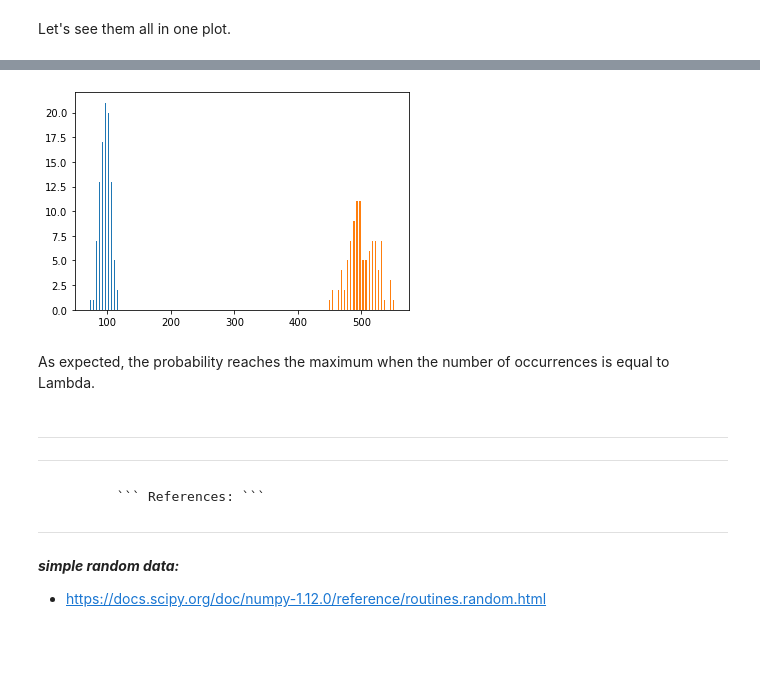
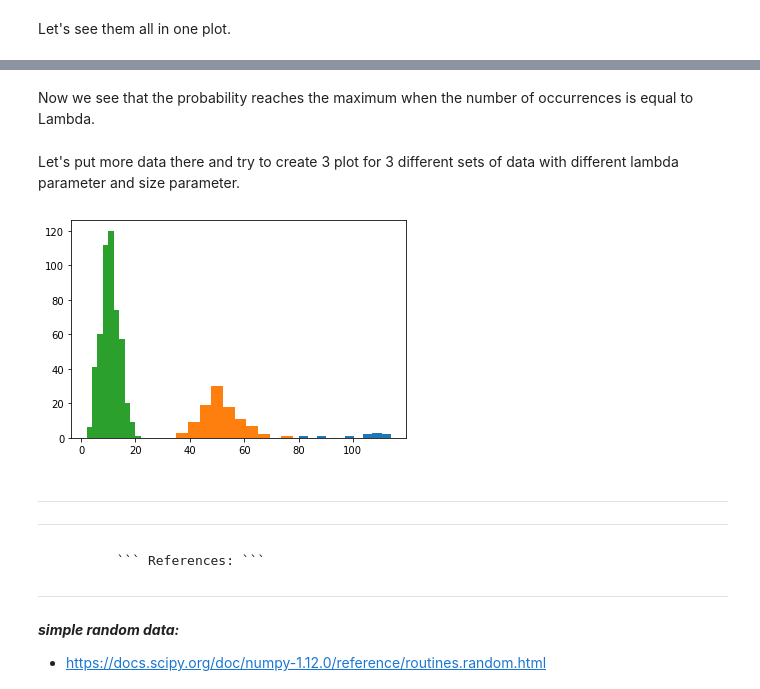
Before and after one commit to DracoNibilis/Numpy.random_Overview, a Jupyter notebook: numpy_random.ipynb, the cells around one changed output, grey strips where cells are left out. Saved outputs shown, nothing was run; the diff lists cells and outputs as text; code cells hidden in the pictures; blank space fills up the shorter version.

```diff
--- a/numpy_random.ipynb
+++ b/numpy_random.ipynb
@@ -717,13 +717,16 @@ plt.show()
+# %% [markdown]
+Now we see that the probability reaches the maximum when the number of occurrences is equal to Lambda.
+# %% [markdown]
+Let's put more data there and try to create 3 plot for 3 different sets of data with different lambda parameter and size parameter.
 # %%
 #Draw each 100 values for lambda 100 and 500:
 
-pos2 = np.random.poisson(lam=(100., 500.), size=(100, 2))
-plt.hist(pos2, 100)
+plt.hist(np.random.poisson(100, 10))
+plt.hist(np.random.poisson(50, 100))
+plt.hist(np.random.poisson(10, 500))
 plt.show()
 # %% [output]
-[figure, old version]
+[figure, new version]
-# %% [markdown]
-As expected, the probability reaches the maximum when the number of occurrences is equal to Lambda.
 # %% [markdown]
 ***
 ***
```
Also changed, not shown: parts of 22 cells of this notebook.
